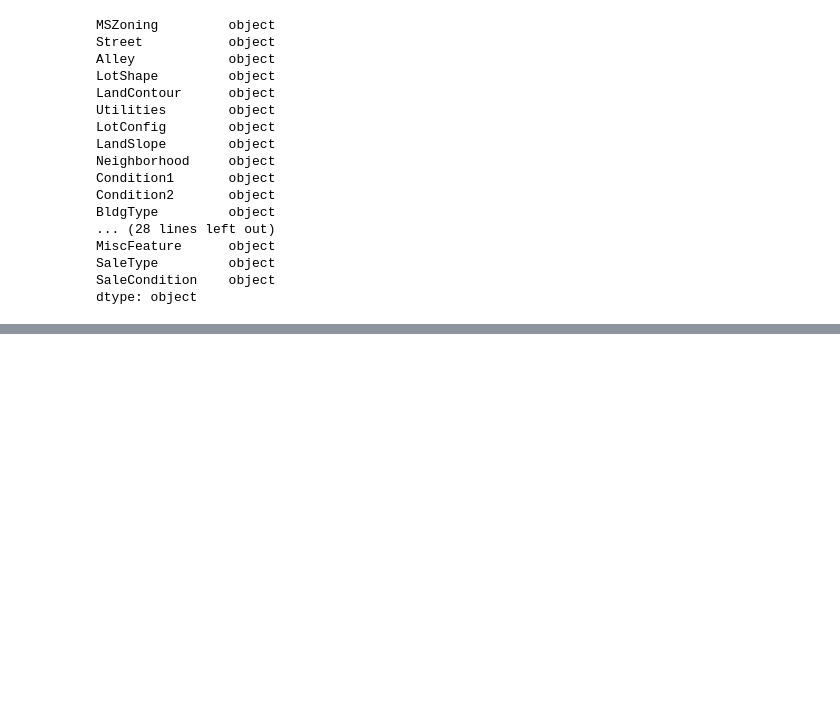
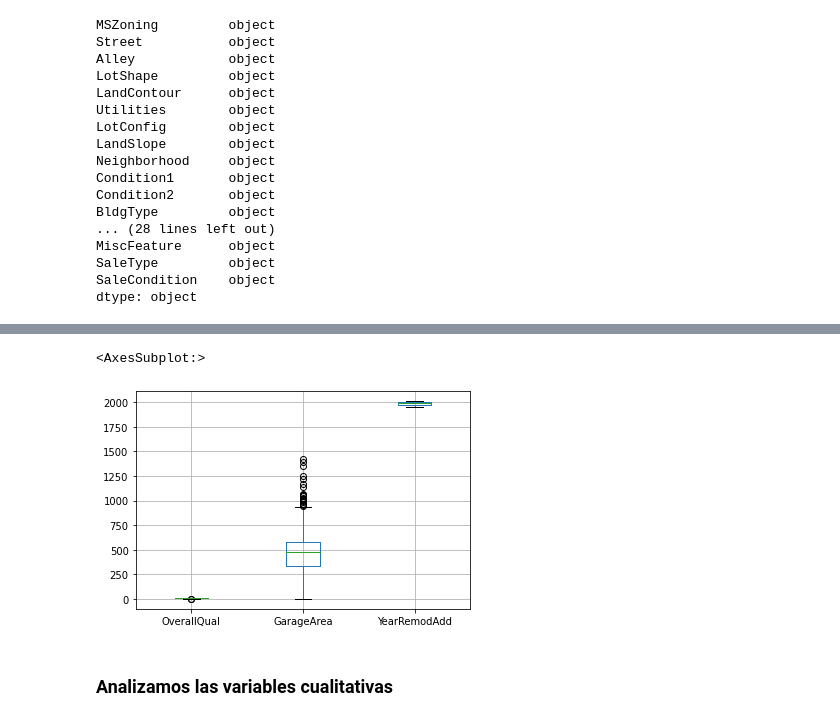
Before and after one commit to srue1834/DS_LAB1, a Jupyter notebook: HousePrices.ipynb, the cells around one changed output, grey strips where cells are left out. Cells and saved outputs as stored; diff of their text form; code cells hidden in the pictures; blank space fills up the shorter version.

```diff
--- a/HousePrices.ipynb
+++ b/HousePrices.ipynb
@@ -72,0 +162,7 @@ corr = df.set_index('alpha_3').corr()
+# %%
+df.boxplot(column=["OverallQual", "GarageArea", "YearRemodAdd"])
+# %% [output]
+<AxesSubplot:>
+[figure, added]
+# %% [markdown]
+### Analizamos las variables cualitativas
```
Also changed, not shown: parts of 17 cells of this notebook.
